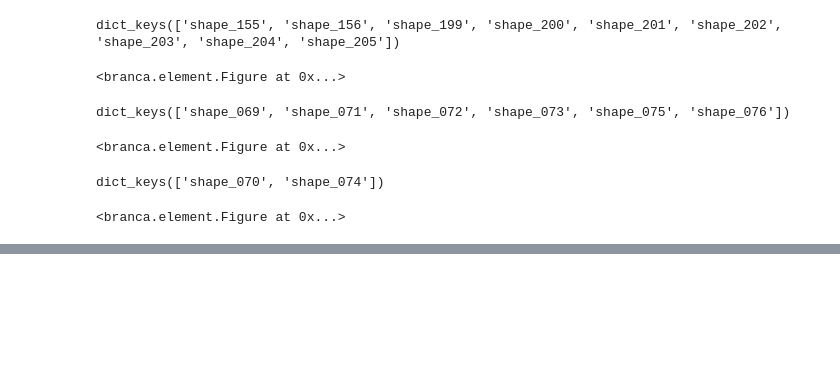
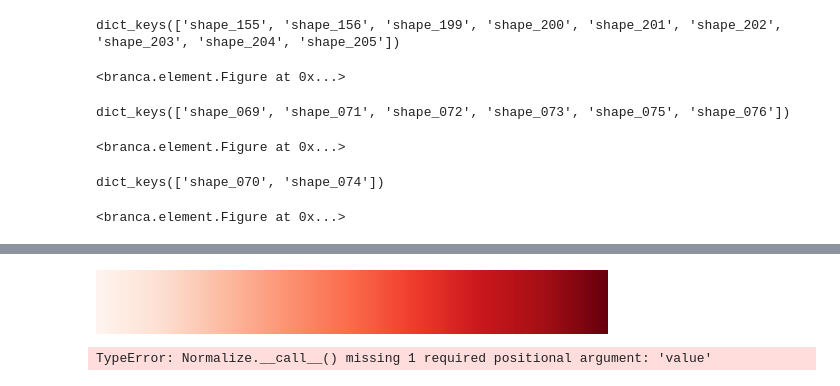
Before and after one commit to gregfeliu/NYC-Subway-Frequencies, a Jupyter notebook: Notebooks/3.Miscellaneous_Analysis.ipynb, the cells around one changed output, grey strips where cells are left out. Saved outputs shown, nothing was run; the diff lists cells and outputs as text; code cells hidden in the pictures; blank space fills up the shorter version.

```diff
--- a/Notebooks/3.Miscellaneous_Analysis.ipynb
+++ b/Notebooks/3.Miscellaneous_Analysis.ipynb
@@ -17,3 +10,16 @@ import numpy as np
+# %%
+import gtfs_kit as gk
+import pandas as pd
+import folium
+from geodatasets import get_path
+import shapely
+import geopandas as gpd
+import matplotlib.pyplot as plt
+import matplotlib as mpl
+from matplotlib.cm import tab20
+import matplotlib.cm as cm
+import matplotlib.colors as mcolors
+mpl.rcParams['figure.dpi'] = 150
 # %%
 # Functions
 def collect_shape_ids_for_route(feed, service: str):
@@ -367,0 +561,13 @@ dict_keys(['shape_070', 'shape_074'])
+# %%
+vcenter = 0.01
+vmin, vmax = orig_stations_gdf['5'].min(), orig_stations_gdf['5'].max()
+normalize = mcolors.TwoSlopeNorm(vcenter=vcenter, vmin=vmin, vmax=vmax)
+colormap = cm.Reds
+# %%
+colormap
+# %% [output]
+[figure, added]
+# %%
+normalize
+# %% [output]
+TypeError: Normalize.__call__() missing 1 required positional argument: 'value'
```
Also changed, not shown: parts of 31 cells of this notebook.
